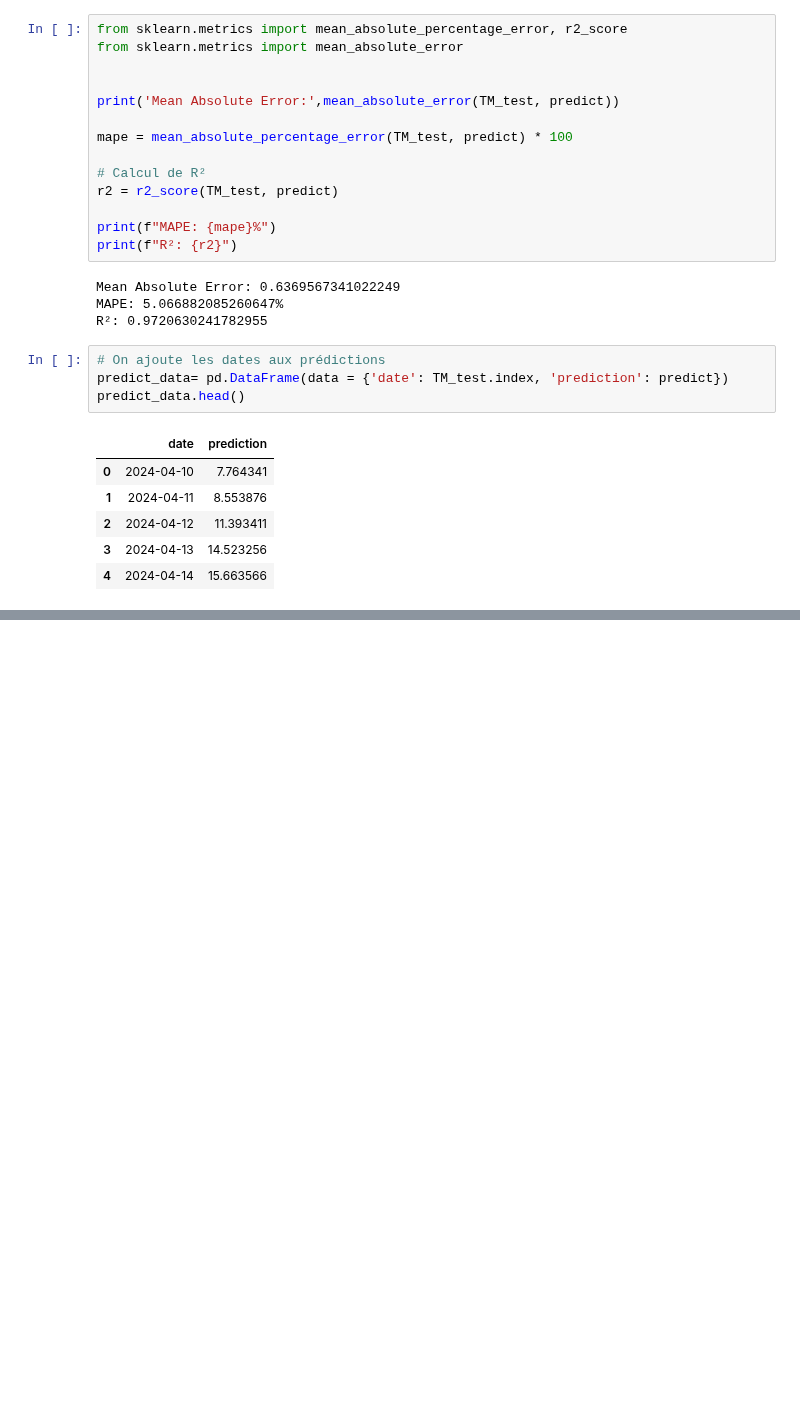
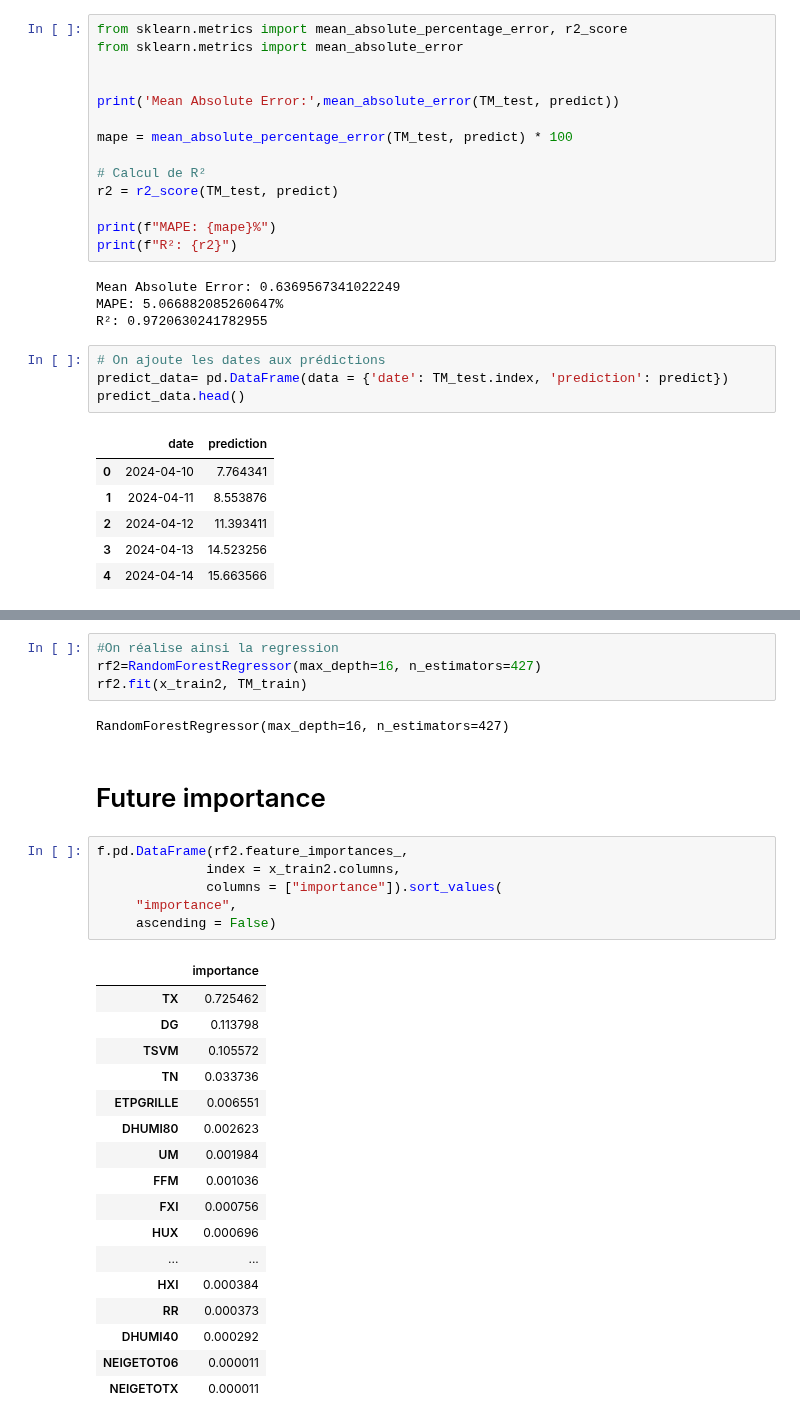
Before and after one commit to laureineCompaore/ProjetPython, a Jupyter notebook: RandomForestLaureine.ipynb, the cells around one changed output, grey strips where cells are left out. Saved outputs shown, nothing was run; the diff lists cells and outputs as text; blank space fills up the shorter version.

```diff
--- a/RandomForestLaureine.ipynb
+++ b/RandomForestLaureine.ipynb
@@ -196,0 +242,32 @@ plt.ylabel('Température moyenne (C)'); plt.title('Actual and Predicted Values')
+# %%
+#On réalise ainsi la regression
+rf2=RandomForestRegressor(max_depth=16, n_estimators=427)
+rf2.fit(x_train2, TM_train)
+# %% [output]
+RandomForestRegressor(max_depth=16, n_estimators=427)
+# %% [markdown]
+# Future importance
+# %%
+f.pd.DataFrame(rf2.feature_importances_,
+              index = x_train2.columns,
+              columns = ["importance"]).sort_values(
+     "importance",
+     ascending = False)
+# %% [output]
+|  | importance |
+| TX | 0.725462 |
+| DG | 0.113798 |
+| TSVM | 0.105572 |
+| TN | 0.033736 |
+| ETPGRILLE | 0.006551 |
+| DHUMI80 | 0.002623 |
+| UM | 0.001984 |
+| FFM | 0.001036 |
+| FXI | 0.000756 |
+| HUX | 0.000696 |
+| ... | ... |
+| HXI | 0.000384 |
+| RR | 0.000373 |
+| DHUMI40 | 0.000292 |
+| NEIGETOT06 | 0.000011 |
+| NEIGETOTX | 0.000011 |
```
Also changed, not shown: parts of 14 cells of this notebook.
